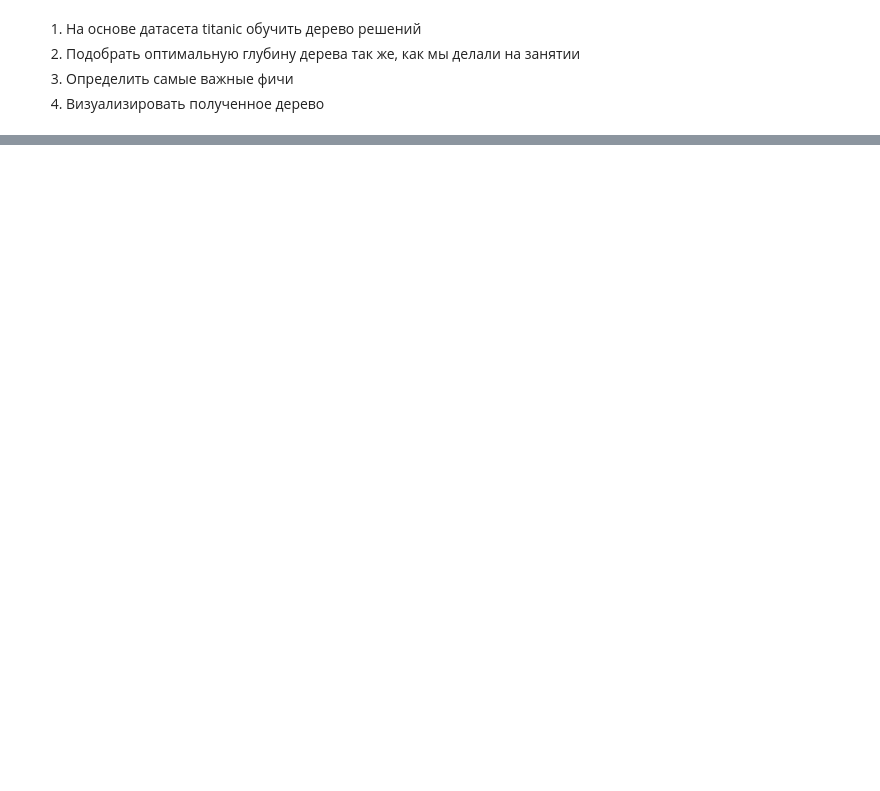
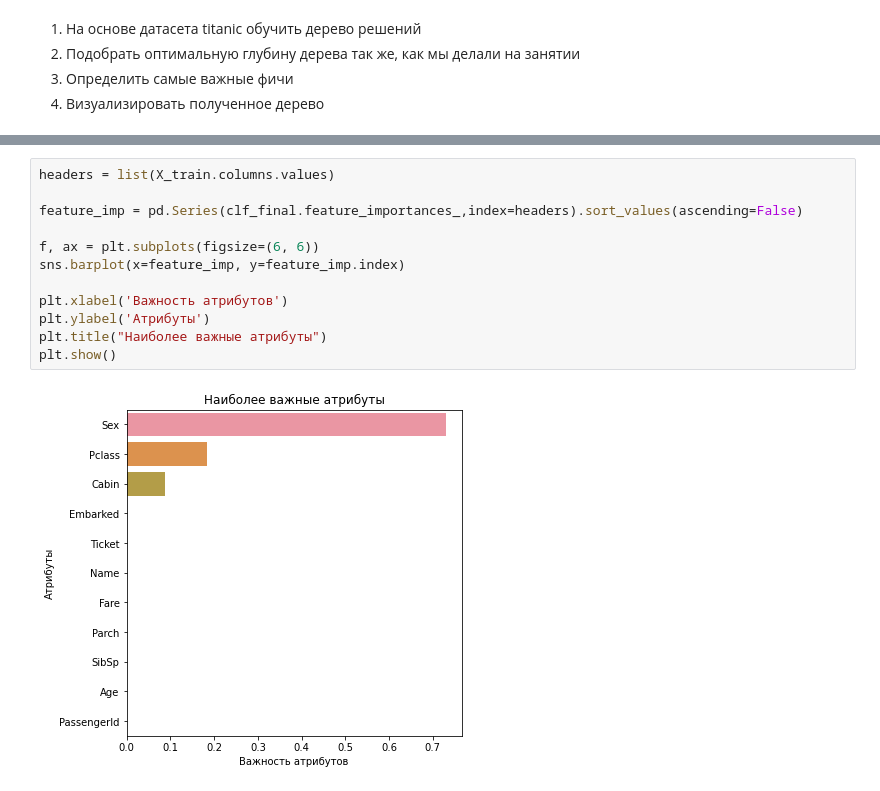
Before and after one commit to HeliosBI/AMLHW2, a Jupyter notebook: HW2.ipynb, the cells around one changed output, grey strips where cells are left out. Cells and saved outputs as stored; diff of their text form; blank space fills up the shorter version.

```diff
--- a/HW2.ipynb
+++ b/HW2.ipynb
@@ -22,0 +240,14 @@ FileNotFoundError: [Errno 2] File test.csv does not exist: 'test.csv'
+# %%
+headers = list(X_train.columns.values)
+
+feature_imp = pd.Series(clf_final.feature_importances_,index=headers).sort_values(ascending=False)
+
+f, ax = plt.subplots(figsize=(6, 6))
+sns.barplot(x=feature_imp, y=feature_imp.index)
+
+plt.xlabel('Важность атрибутов')
+plt.ylabel('Атрибуты')
+plt.title("Наиболее важные атрибуты")
+plt.show()
+# %% [output]
+[figure, added]
```
Also changed, not shown: parts of 39 cells of this notebook.
